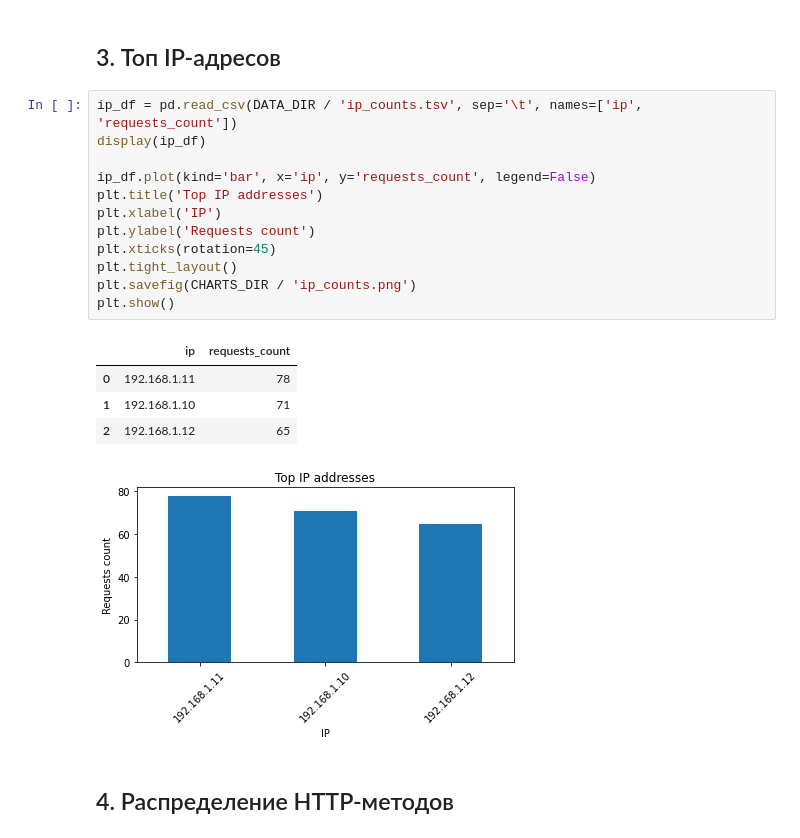
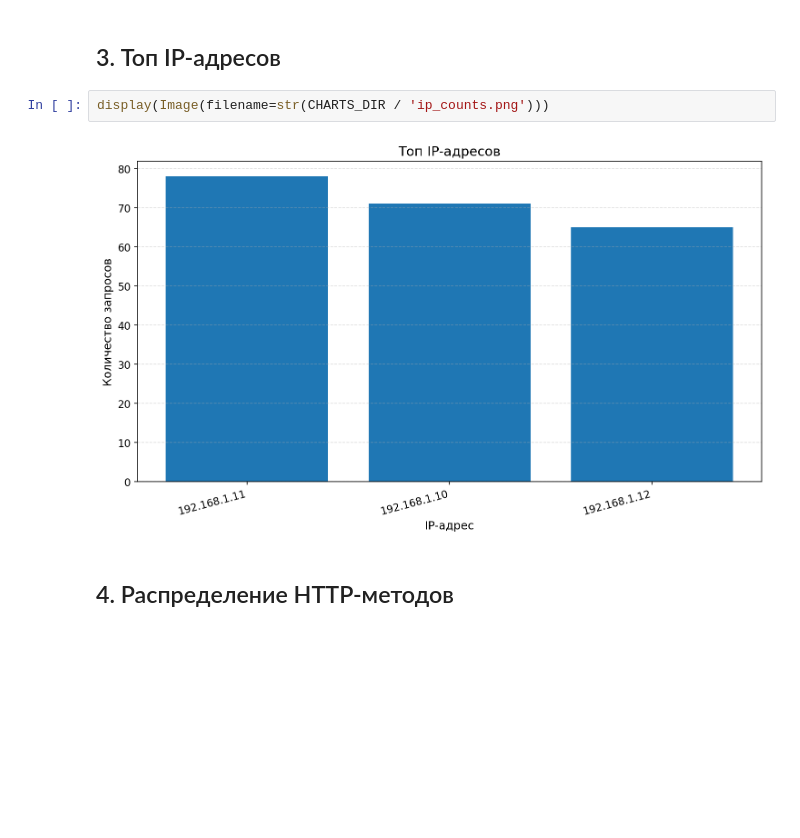
Before and after one commit to redvish/log-streaming-monitoring, a Jupyter notebook: notebooks/log_visualization_executed.ipynb, the cells around one changed output. Saved outputs shown, nothing was run; the diff lists cells and outputs as text; blank space fills up the shorter version.

```diff
--- a/notebooks/log_visualization_executed.ipynb
+++ b/notebooks/log_visualization_executed.ipynb
@@ -57,22 +39,8 @@ plt.show()
 # %% [markdown]
 ## 3. Топ IP-адресов
-# %%
-ip_df = pd.read_csv(DATA_DIR / 'ip_counts.tsv', sep='\t', names=['ip', 'requests_count'])
-display(ip_df)
-
-ip_df.plot(kind='bar', x='ip', y='requests_count', legend=False)
-plt.title('Top IP addresses')
-plt.xlabel('IP')
-plt.ylabel('Requests count')
-plt.xticks(rotation=45)
-plt.tight_layout()
-plt.savefig(CHARTS_DIR / 'ip_counts.png')
-plt.show()
-# %% [output]
-|  | ip | requests_count |
-| 0 | 192.168.1.11 | 78 |
-| 1 | 192.168.1.10 | 71 |
-| 2 | 192.168.1.12 | 65 |
-[figure, removed]
+# %%
+display(Image(filename=str(CHARTS_DIR / 'ip_counts.png')))
+# %% [output]
+[figure, added]
 # %% [markdown]
 ## 4. Распределение HTTP-методов
```
Also changed, not shown: parts of 13 cells of this notebook, 8 other files.
